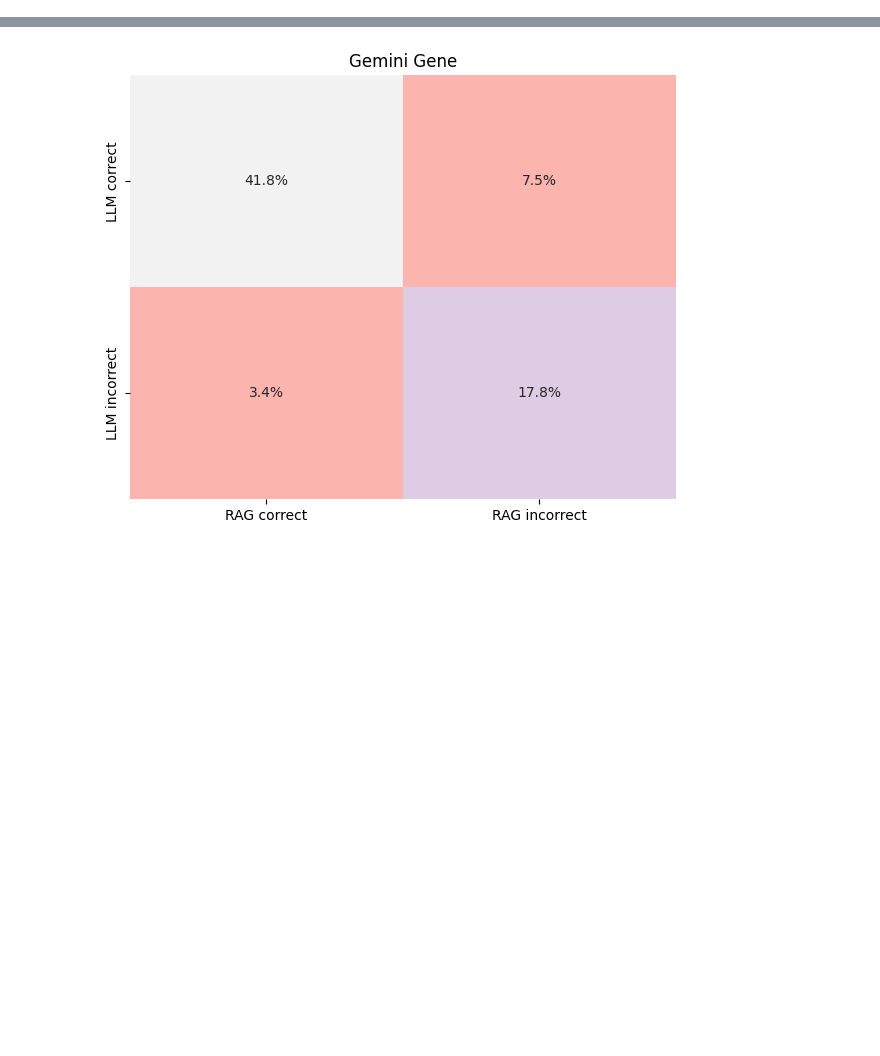
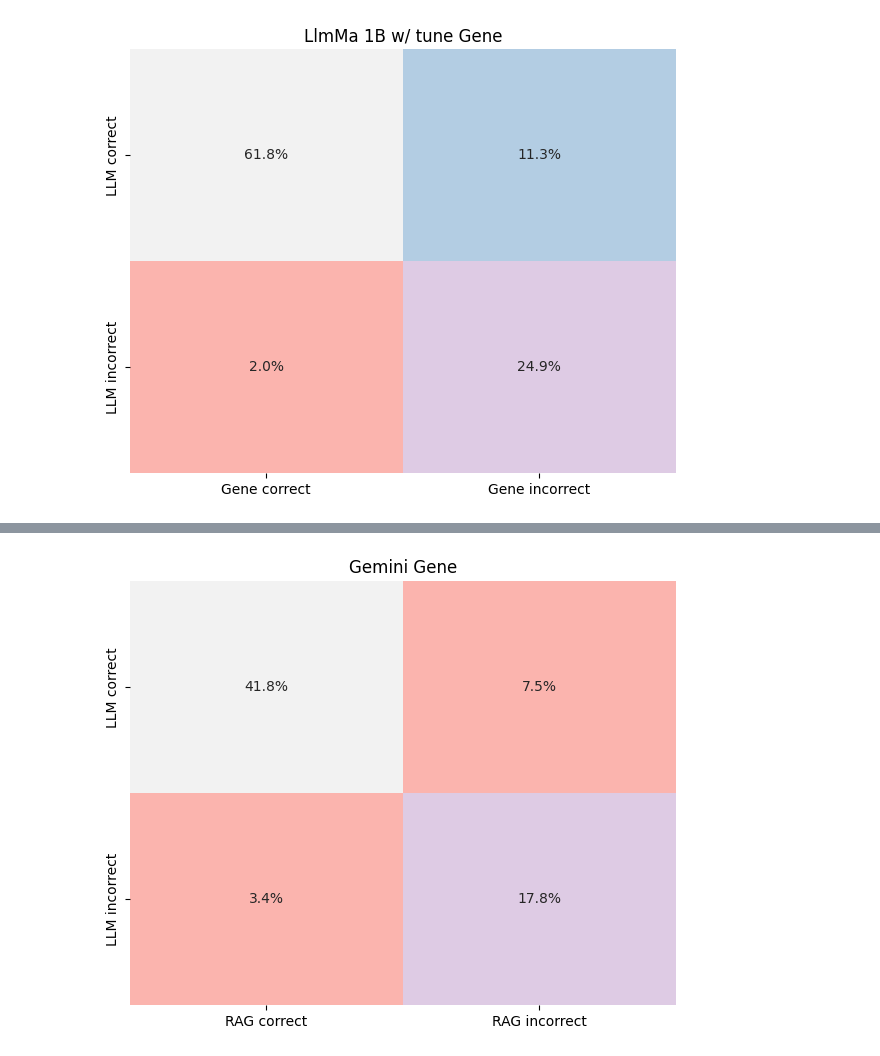
Before and after one commit to jesseliu0913/drug_repurpose, a Jupyter notebook: split_data/confusion_matrix.ipynb, the cells around one changed output, grey strips where cells are left out. Cells and saved outputs as stored; diff of their text form; code cells hidden in the pictures; blank space fills up the shorter version.

```diff
--- a/split_data/confusion_matrix.ipynb
+++ b/split_data/confusion_matrix.ipynb
@@ -0,0 +1,78 @@
+# %%
+import pandas as pd
+import json
+import matplotlib.pyplot as plt
+import seaborn as sns
+
+def load_jsonl(filepath):
+    with open(filepath, 'r', encoding='utf-8') as f:
+        return [json.loads(line) for line in f]
+
+def clean_answer(answer):
+    answer = answer.strip().lower()
+    if 'yes' in answer:
+        return 'YES'
+    elif 'no' in answer:
+        return 'NO'
+    return 'UNKNOWN'
+
+def get_ground_truth(csv_path):
+    df = pd.read_csv(csv_path)
+    return ['YES' if str(x).strip().lower() == 'positive' else 'NO' for x in df['relation']]
+
+def get_predictions(jsonl_data):
+    return [clean_answer(entry.get('answer', '')) for entry in jsonl_data]
+
+# Load data
+csv_path = './data_analysis/test_data_new.csv'
+raw_path = '/playpen/jesse/drug_repurpose/eval_results/results/llama32_1b_loracot/raw.jsonl'
+gene_path = '/playpen/jesse/drug_repurpose/eval_results/results/llama32_1b_loracot/gene.jsonl'
+
+ground_truth = get_ground_truth(csv_path)
+raw_preds = get_predictions(load_jsonl(raw_path))
+gene_preds = get_predictions(load_jsonl(gene_path))
+
+# Build confusion matrix by comparing correctness
+matrix = {
+    "LLM correct / RAG correct": 0,
+    "LLM correct / RAG incorrect": 0,
+    "LLM incorrect / RAG correct": 0,
+    "LLM incorrect / RAG incorrect": 0,
+}
+
+total = len(ground_truth)
+
+for gt, raw, gene in zip(ground_truth, raw_preds, gene_preds):
+    raw_correct = (raw == gt)
+    gene_correct = (gene == gt)
+
+    if gene_correct and raw_correct:
+        matrix["LLM correct / RAG correct"] += 1
+    elif gene_correct and not raw_correct:
+        matrix["LLM correct / RAG incorrect"] += 1
+    elif not gene_correct and raw_correct:
+        matrix["LLM incorrect / RAG correct"] += 1
+    else:
+        matrix["LLM incorrect / RAG incorrect"] += 1
+
+# Normalize to percentages
+for key in matrix:
+    matrix[key] = round((matrix[key] / total) * 100, 1)
+
+# Build matrix for plotting
+data = [
+    [matrix["LLM correct / RAG correct"], matrix["LLM correct / RAG incorrect"]],
+    [matrix["LLM incorrect / RAG correct"], matrix["LLM incorrect / RAG incorrect"]]
+]
+
+labels = [[f"{v}%" for v in row] for row in data]
+
+plt.figure(figsize=(6, 5))
+sns.heatmap(data, annot=labels, fmt='', cmap='Pastel1', cbar=False,
+            xticklabels=["Gene correct", "Gene incorrect"],
+            yticklabels=["LLM correct", "LLM incorrect"])
+plt.title("LlmMa 1B w/ tune Gene")
+plt.tight_layout()
+plt.show()
+# %% [output]
+[figure, added]
```
Also changed, not shown: parts of 14 cells of this notebook, 3 other files.
